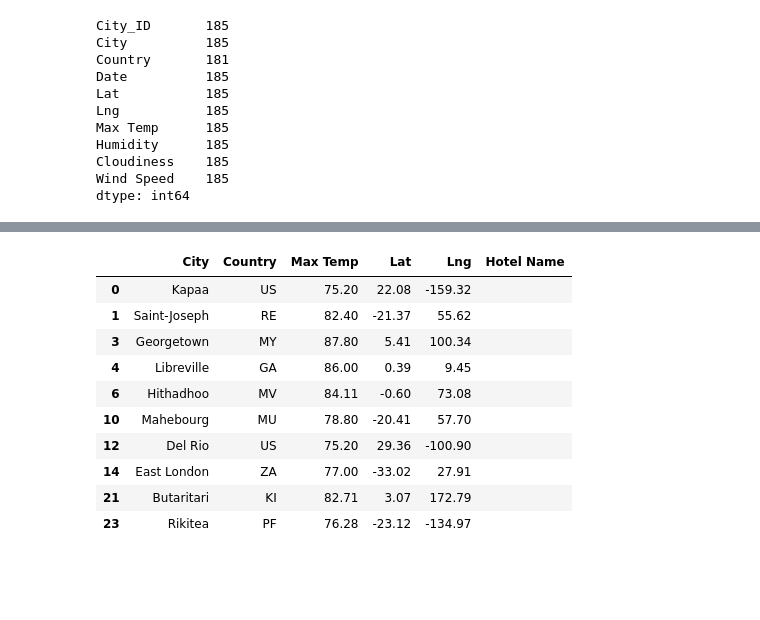
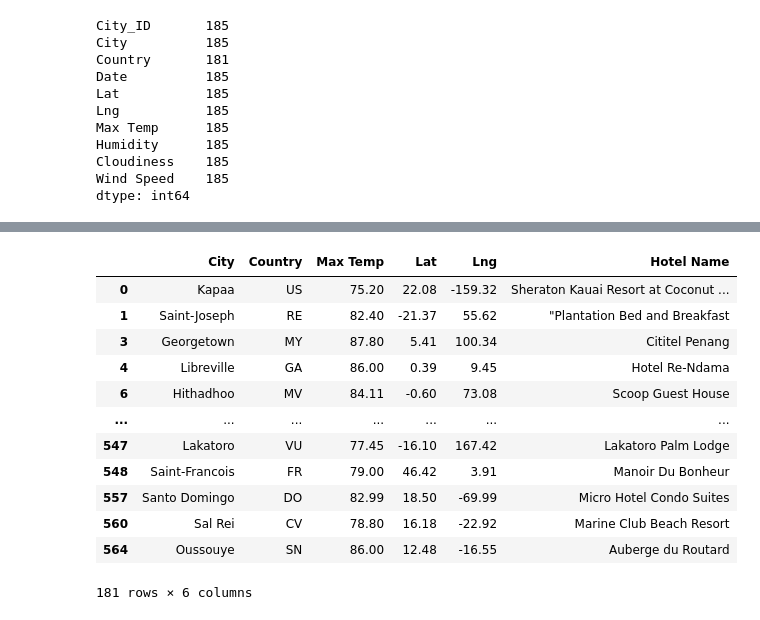
Before and after one commit to femolyn1/World_Weather_Analysis, a Jupyter notebook: VacationPy.ipynb, the cells around one changed output, grey strips where cells are left out. Drawn from its saved outputs; the diff is of its cells as text; code cells hidden in the pictures; blank space fills up the shorter version.

```diff
--- a/VacationPy.ipynb
+++ b/VacationPy.ipynb
@@ -147,17 +167,19 @@ except (IndexError):
 # %%
-hotel_df.head(10)
+hotel_df
 # %% [output]
 |  | City | Country | Max Temp | Lat | Lng | Hotel Name |
-| 0 | Kapaa | US | 75.20 | 22.08 | -159.32 |  |
-| 1 | Saint-Joseph | RE | 82.40 | -21.37 | 55.62 |  |
-| 3 | Georgetown | MY | 87.80 | 5.41 | 100.34 |  |
-| 4 | Libreville | GA | 86.00 | 0.39 | 9.45 |  |
-| 6 | Hithadhoo | MV | 84.11 | -0.60 | 73.08 |  |
-| 10 | Mahebourg | MU | 78.80 | -20.41 | 57.70 |  |
-| 12 | Del Rio | US | 75.20 | 29.36 | -100.90 |  |
-| 14 | East London | ZA | 77.00 | -33.02 | 27.91 |  |
-| 21 | Butaritari | KI | 82.71 | 3.07 | 172.79 |  |
-| 23 | Rikitea | PF | 76.28 | -23.12 | -134.97 |  |
+| 0 | Kapaa | US | 75.20 | 22.08 | -159.32 | Sheraton Kauai Resort at Coconut ... |
+| 1 | Saint-Joseph | RE | 82.40 | -21.37 | 55.62 | "Plantation Bed and Breakfast |
+| 3 | Georgetown | MY | 87.80 | 5.41 | 100.34 | Cititel Penang |
+| 4 | Libreville | GA | 86.00 | 0.39 | 9.45 | Hotel Re-Ndama |
+| 6 | Hithadhoo | MV | 84.11 | -0.60 | 73.08 | Scoop Guest House |
+| ... | ... | ... | ... | ... | ... | ... |
+| 547 | Lakatoro | VU | 77.45 | -16.10 | 167.42 | Lakatoro Palm Lodge |
+| 548 | Saint-Francois | FR | 79.00 | 46.42 | 3.91 | Manoir Du Bonheur |
+| 557 | Santo Domingo | DO | 82.99 | 18.50 | -69.99 | Micro Hotel Condo Suites |
+| 560 | Sal Rei | CV | 78.80 | 16.18 | -22.92 | Marine Club Beach Resort |
+| 564 | Oussouye | SN | 86.00 | 12.48 | -16.55 | Auberge du Routard |
+181 rows × 6 columns
 # %%
 # Add a heatmap of temperature for the vacation spots.
 locations = hotel_df[["Lat", "Lng"]]
```
Also changed, not shown: parts of 4 cells of this notebook, 12 other files.
